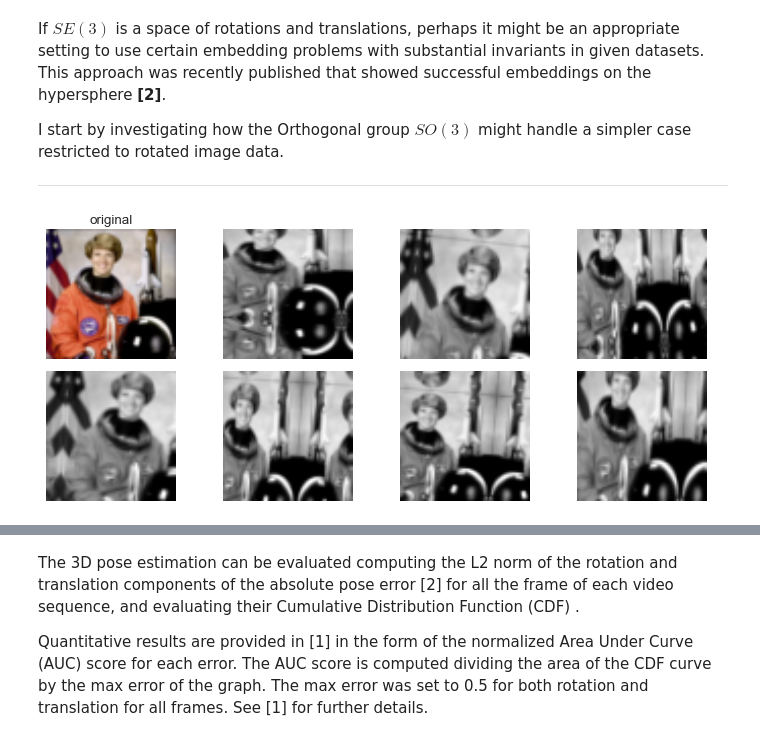
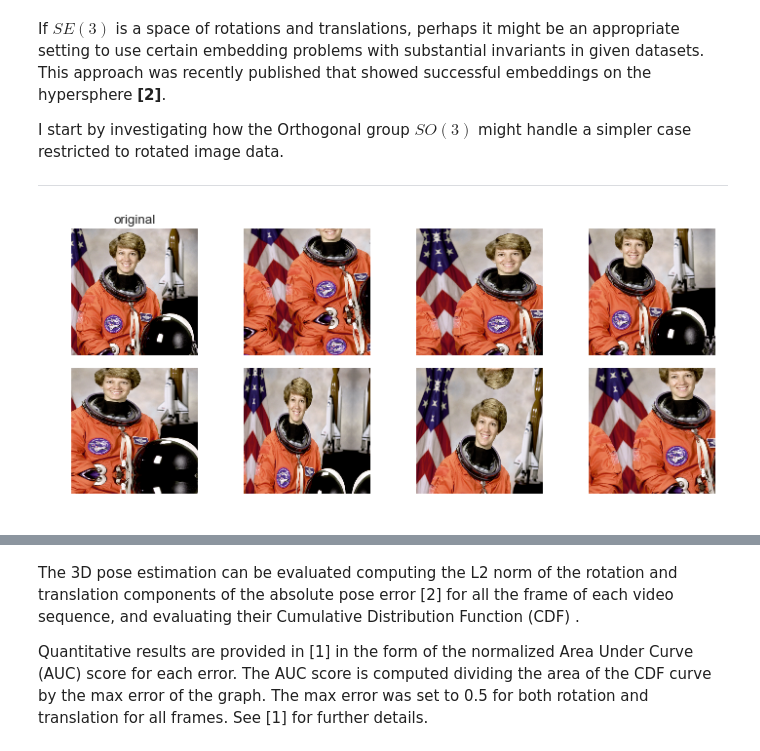
Before and after one commit to drewwilimitis/lie-group-rotations, a Jupyter notebook: lie_group_models.ipynb, the cells around one changed output, grey strips where cells are left out. Saved outputs shown, nothing was run; the diff lists cells and outputs as text; code cells hidden in the pictures.

```diff
--- a/lie_group_models.ipynb
+++ b/lie_group_models.ipynb
@@ -144,39 +145,37 @@ def randRange(a, b):
     '''
     return np.random.rand() * (b - a) + a
 
 
 def randomAffine(im):
     '''
     wrapper of Affine transformation with random scale, rotation, shear and translation parameters
     '''
     tform = AffineTransform(scale=(randRange(0.75, 1.3), randRange(0.75, 1.3)),
-                            rotation=randRange(-0.05, 0.15),
+                            rotation=randRange(-0.25, 0.25),
                             translation=(randRange(-im.shape[0]//5, im.shape[0]//5),
                                          randRange(-im.shape[1]//5, im.shape[1]//5)))
     return warp(im, tform.inverse, mode='reflect')
 
 
 F = plt.figure(figsize=(9,4))
 G = plt.GridSpec(2, 4, left=.01, right=.99, bottom=0.05, top=0.9, wspace=.01, hspace=0.1, figure=F)
 ax = plt.subplot(G[0])
-im = data.astronaut()
-im = rescale(im, 0.125, anti_aliasing=True)
+image = data.astronaut()
+image_scaled = rescale(image, 0.25, anti_aliasing=True)
 
 train_images = []
-new_im = im
 for i in range(200):
-    new_im = randomAffine(rgb2gray(new_im))
-    train_images.append(new_im)
+    train_images.append(randomAffine(rgb2gray(image)))
 
-ax.imshow(im)
+ax.imshow(image)
 ax.set_axis_off()
 ax.set_aspect('equal')
 ax.set_title('original')
 for i in range(7):
     ax = plt.subplot(G[i+1])
-    ax.imshow(randomAffine(rgb2gray(im)), cmap=plt.cm.gray)
+    ax.imshow(randomAffine(image))
     ax.set_axis_off()
     ax.set_aspect('equal');
 plt.show();
 # %% [output]
-[figure, old version]
+[figure, new version]
```
Also changed, not shown: parts of 11 cells of this notebook.
